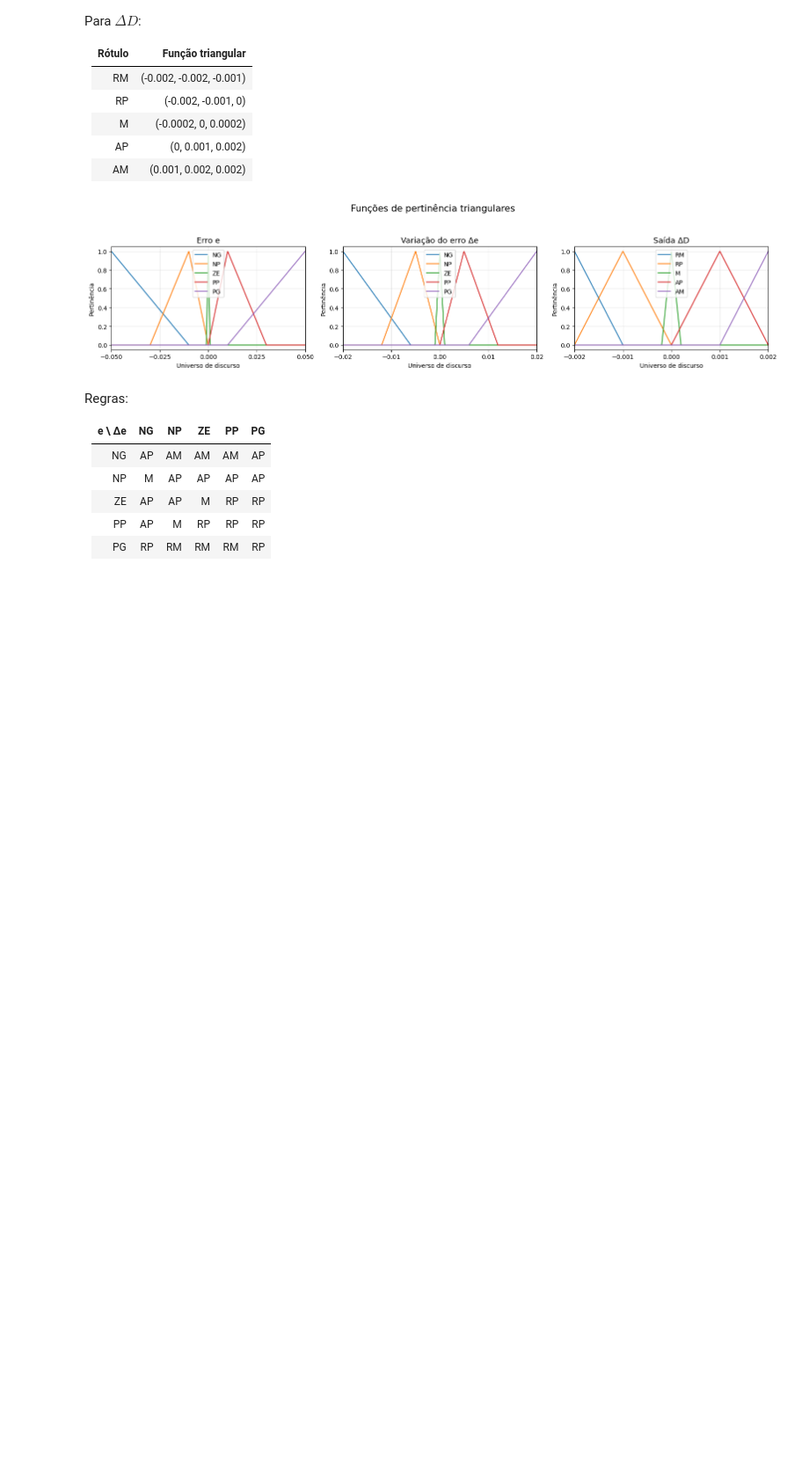
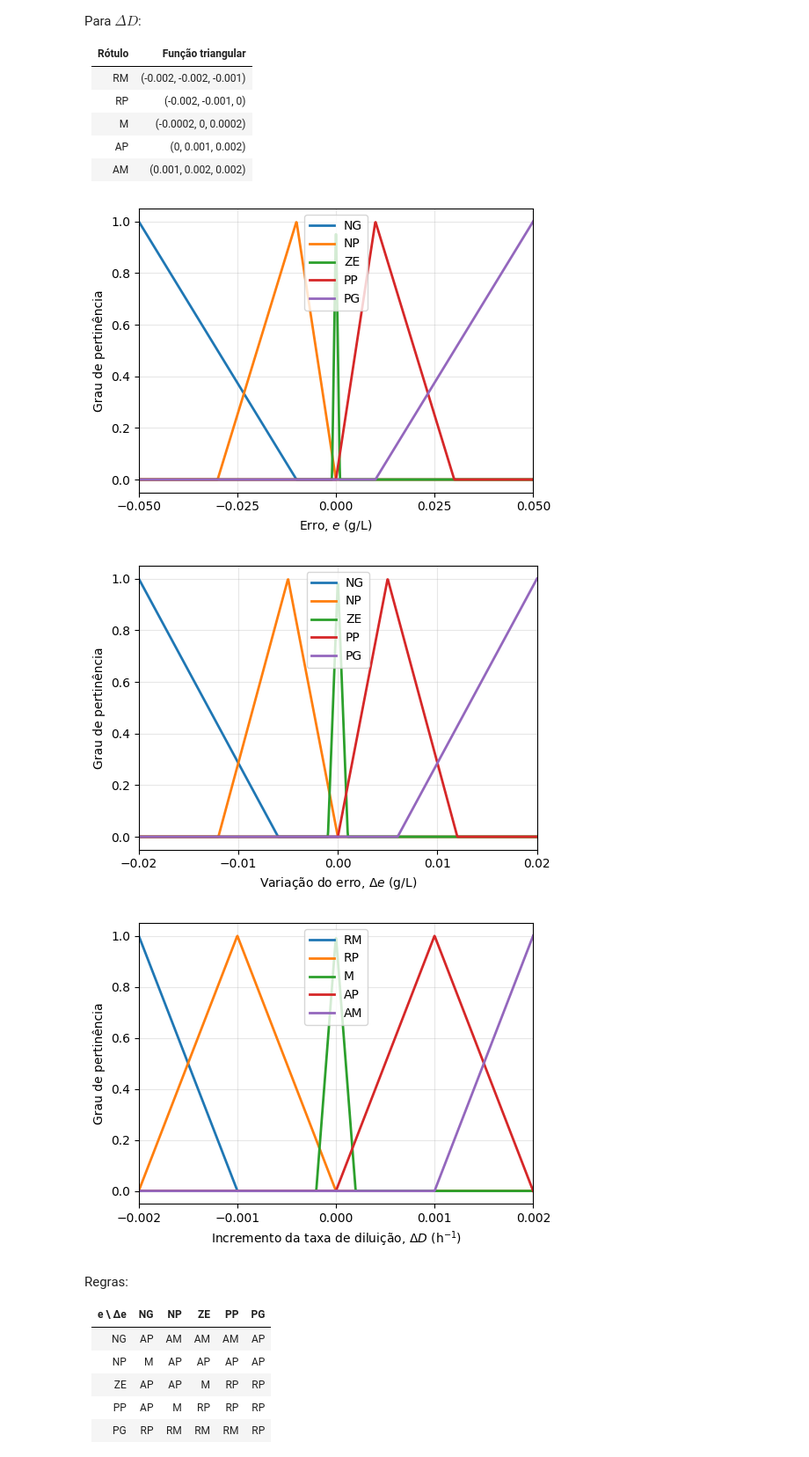
Before and after one commit to andersonmoura-cn/BioReator, a Jupyter notebook: src/fuzzy.ipynb, the cells around one changed output. Shown at 88% size. Drawn from its saved outputs; the diff is of its cells as text; code cells hidden in the pictures; blank space fills up the shorter version.

```diff
--- a/src/fuzzy.ipynb
+++ b/src/fuzzy.ipynb
@@ -143,52 +143,54 @@ e['PG'] = fuzz.trimf(e.universe, [ 0.01,  0.05, 0.05])
 de['NG'] = fuzz.trimf(de.universe, [-0.02, -0.02, -0.006])
 de['NP'] = fuzz.trimf(de.universe, [-0.012, -0.005, 0.00])
 de['ZE'] = fuzz.trimf(de.universe, [-0.001, 0.00, 0.001])
 de['PP'] = fuzz.trimf(de.universe, [ 0.00, 0.005, 0.012])
 de['PG'] = fuzz.trimf(de.universe, [ 0.006, 0.02, 0.02])
 
 # saida variação D
 dD['RM'] = fuzz.trimf(dD.universe, [-0.002, -0.002, -0.001])
 dD['RP'] = fuzz.trimf(dD.universe, [-0.002, -0.001,  0.000])
 dD['M']  = fuzz.trimf(dD.universe, [-0.0002, 0.000, 0.0002])
 dD['AP'] = fuzz.trimf(dD.universe, [ 0.000,  0.001, 0.002])
 dD['AM'] = fuzz.trimf(dD.universe, [ 0.001,  0.002, 0.002])
 
 # e.view()
 # de.view()
 # dD.view()
 import matplotlib.pyplot as plt
 import numpy as np
 
-fig, axes = plt.subplots(1, 3, figsize=(16, 4))
+plots = [
+    (e,  "Erro, $e$ (g/L)",                  "erro.png"),
+    (de, "Variação do erro, $\\Delta e$ (g/L)", "delta_erro.png"),
+    (dD, "Incremento da taxa de diluição, $\\Delta D$ (h$^{-1}$)", "delta_D.png")
+]
 
-variaveis = [e, de, dD]
-titulos = ["Erro e", "Variação do erro Δe", "Saída ΔD"]
+for var, xlabel, nome in plots:
 
-for ax, var, titulo in zip(axes, variaveis, titulos):
+    plt.figure(figsize=(5.5, 4))
 
     for term in var.terms:
-        ax.plot(var.universe, var[term].mf, label=term)
+        plt.plot(var.universe, var[term].mf, linewidth=2, label=term)
 
-    ax.set_title(titulo, fontsize=13)
-    ax.set_xlabel("Universo de discurso")
-    ax.set_ylabel("Pertinência")
-    ax.set_ylim(-0.05, 1.05)
+    plt.xlabel(xlabel)
+    plt.ylabel("Grau de pertinência")
+    plt.ylim(-0.05, 1.05)
 
-    # deixa o eixo X bem distribuído
     xmin = np.min(var.universe)
     xmax = np.max(var.universe)
-    ax.set_xlim(xmin, xmax)
-    ax.set_xticks(np.linspace(xmin, xmax, 5))
+    plt.xlim(xmin, xmax)
+    plt.xticks(np.linspace(xmin, xmax, 5))
 
-    ax.grid(True, alpha=0.3)
-    ax.legend()
+    plt.grid(True, alpha=0.3)
+    plt.legend()
 
-fig.suptitle("Funções de pertinência triangulares", fontsize=15)
-
-plt.tight_layout(rect=[0, 0, 1, 0.92])
-plt.show()
+    plt.tight_layout()
+    plt.savefig(nome, dpi=300, bbox_inches="tight")
+    plt.show()
 # %% [output]
-[figure, old version]
+[figure, new version]
+[figure, added]
+[figure, added]
 # %% [markdown]
 
 Regras:
```
Also changed, not shown: 31 other files.
